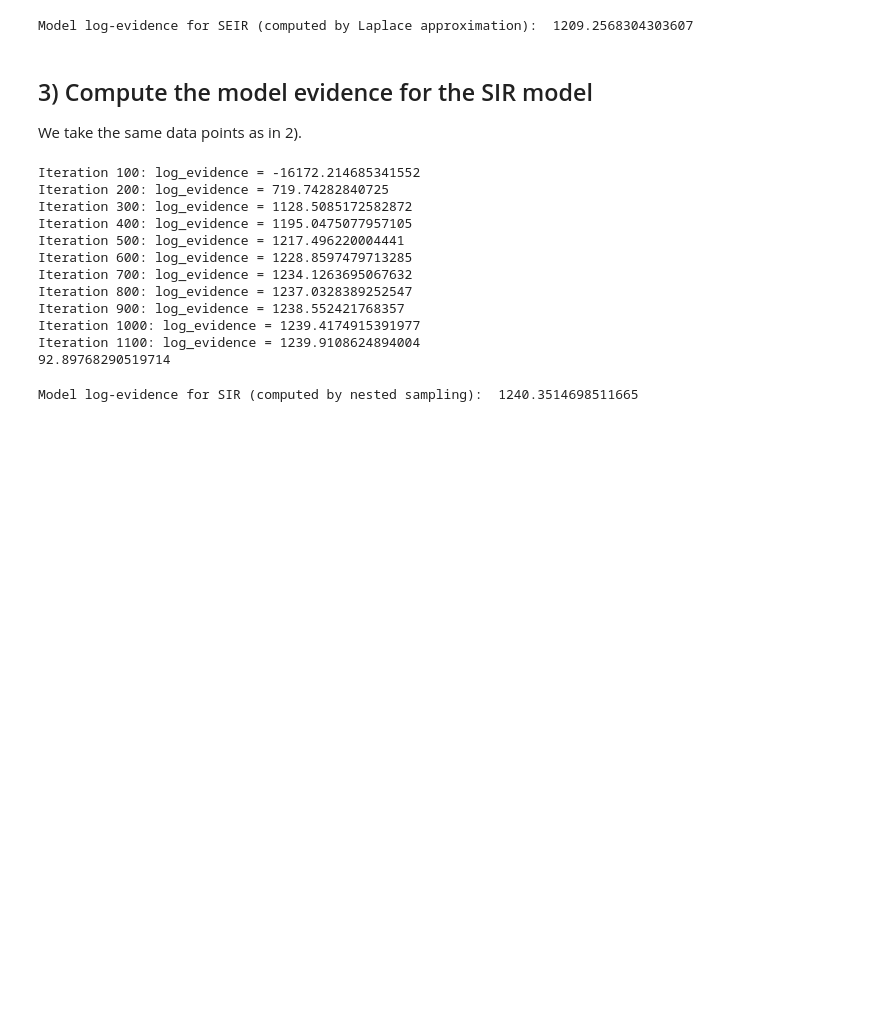
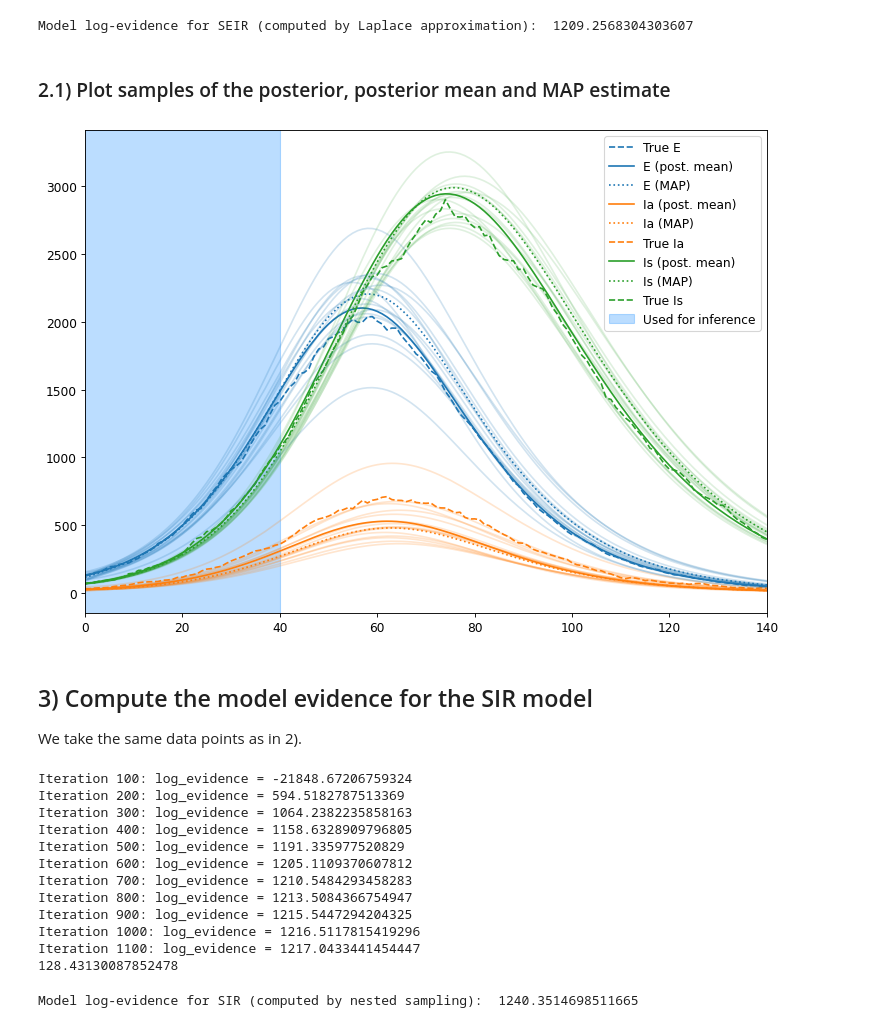
Before and after one commit to rajeshrinet/pyross, a Jupyter notebook: examples/inference/ex-evidence.ipynb, the cells around one changed output. Saved outputs shown, nothing was run; the diff lists cells and outputs as text; code cells hidden in the pictures; blank space fills up the shorter version.

Commit message:
Added resample and posterior_mean to utils, updated evidence notebook

```diff
--- a/examples/inference/ex-evidence.ipynb
+++ b/examples/inference/ex-evidence.ipynb
@@ -182,8 +182,8 @@ init_priors = {
     }
 }
 
-start_time = time.time()
-result = estimator.nested_sampling_latent_inference(obs, fltr, Tf_inference, contactMatrix, param_priors, init_priors,
-                                                    tangent=True, max_iter=2000, verbose=True, npoints=100)
-end_time = time.time()
-print(end_time - start_time)
+# start_time = time.time()
+# result = estimator.nested_sampling_latent_inference(obs, fltr, Tf_inference, contactMatrix, param_priors, init_priors,
+#                                                     tangent=True, max_iter=2000, verbose=True, npoints=100)
+# end_time = time.time()
+# print(end_time - start_time)
@@ -210,7 +195,7 @@ Model log-evidence for SEIR (computed by nested sampling):  1258.7582196113547
 ftol = 1e-9 # the relative tol in (-logp)
 
 params = estimator.latent_infer_parameters(obs, fltr, Tf_inference, contactMatrix, param_priors, init_priors,
-                                           tangent=True, global_max_iter=200, global_atol=0.1,
+                                           tangent=True, global_max_iter=1000, global_atol=0.05,
                                            cma_population=50, verbose=True, ftol=ftol)
 end_time = time.time()
 print(end_time - start_time)
@@ -241,11 +237,51 @@ log_evidence = estimator.log_G_evidence_latent(param_keys, init_fltr, params, gu
 print("Model log-evidence for SEIR (computed by Laplace approximation): ", log_evidence)
 # %% [output]
 Model log-evidence for SEIR (computed by Laplace approximation):  1209.2568304303607
+# %% [markdown]
+### 2.1) Plot samples of the posterior, posterior mean and MAP estimate
+# %%
+post_mean = pyross.utils.posterior_mean(result[1])
+estimator.set_params(post_mean['map_params_dict'])
+estimator.set_det_model(post_mean['map_params_dict'])
+x_pm = estimator.integrate(post_mean['map_x0'], N_start-1, Tf, Nf-N_start, method='LSODA') * N
+estimator.set_params(params['map_params_dict'])
+estimator.set_det_model(params['map_params_dict'])
+x_map = estimator.integrate(params['map_x0'], N_start-1, Tf, Nf-N_start, method='LSODA') * N
+x = np.load('latent_SEIR_traj.npy').astype('float')[N_start:]
+fig = plt.figure(num=None, figsize=(11, 8), dpi=80, facecolor='w', edgecolor='k')
+plt.rcParams.update({'font.size': 11})
+plt.plot(x[:,M], label='True E', c="C0", linestyle='dashed')
+plt.plot(x_pm[:, M], label='E (post. mean)', c="C0")
+plt.plot(x_map[:, M], label='E (MAP)', c="C0", linestyle='dotted')
+plt.plot(x_pm[:, 2*M], label='Ia (post. mean)', c="C1")
+plt.plot(x_map[:, 2*M], label='Ia (MAP)', c="C1", linestyle='dotted')
+plt.plot(x[:,2*M], label='True Ia', c="C1", linestyle='dashed')
+plt.plot(np.sum(x_pm[:, 3*M:], axis=1), label='Is (post. mean)', c="C2")
+plt.plot(np.sum(x_map[:, 3*M:], axis=1), label='Is (MAP)', c="C2", linestyle='dotted')
+plt.plot(np.sum(x[:,3*M:], axis=1), label='True Is', c="C2", linestyle='dashed')
+for sample in pyross.utils.resample(result[1], 20):
+    estimator.set_params(sample['map_params_dict'])
+    estimator.set_det_model(sample['map_params_dict'])
+    x_det = estimator.integrate(sample['map_x0'], N_start-1, Tf, Nf-N_start, method='LSODA') * N
+    plt.plot(x_det[:, M], c="C0", alpha=0.2)
+    plt.plot(x_det[:, 2*M], c="C1", alpha=0.2)
+    plt.plot(np.sum(x_det[:, 3*M:], axis=1), c="C2", alpha=0.15)
+
+plt.axvspan(0, Tf_inference,
+           label='Used for inference',
+           alpha=0.3, color='dodgerblue')
+plt.xlim([0, Tf-N_start])
+plt.legend()
+plt.show()
+# %% [output]
+[figure, added]
 # %% [markdown]
 ## 3) Compute the model evidence for the SIR model
 We take the same data points as in 2).
 # %%
 estimator2 = pyross.inference.SIR(parameters, M, fi, int(N), steps)
+
+eps = 1e-3
 
 fltr2=np.kron([[1, 1, 1], [0, 0, 1]], np.identity(M))
 obs2=np.einsum('ij,kj->ki', fltr, x)
@@ -284,18 +320,18 @@ result2 = estimator2.nested_sampling_latent_inference(obs2, fltr2, Tf_inference,
 end_time = time.time()
 print(end_time - start_time)
 # %% [output]
-Iteration 100: log_evidence = -16172.214685341552
-Iteration 200: log_evidence = 719.74282840725
-Iteration 300: log_evidence = 1128.5085172582872
-Iteration 400: log_evidence = 1195.0475077957105
-Iteration 500: log_evidence = 1217.496220004441
-Iteration 600: log_evidence = 1228.8597479713285
-Iteration 700: log_evidence = 1234.1263695067632
-Iteration 800: log_evidence = 1237.0328389252547
-Iteration 900: log_evidence = 1238.552421768357
-Iteration 1000: log_evidence = 1239.4174915391977
-Iteration 1100: log_evidence = 1239.9108624894004
-92.89768290519714
+Iteration 100: log_evidence = -21848.67206759324
+Iteration 200: log_evidence = 594.5182787513369
+Iteration 300: log_evidence = 1064.2382235858163
+Iteration 400: log_evidence = 1158.6328909796805
+Iteration 500: log_evidence = 1191.335977520829
+Iteration 600: log_evidence = 1205.1109370607812
+Iteration 700: log_evidence = 1210.5484293458283
+Iteration 800: log_evidence = 1213.5084366754947
+Iteration 900: log_evidence = 1215.5447294204325
+Iteration 1000: log_evidence = 1216.5117815419296
+Iteration 1100: log_evidence = 1217.0433441454447
+128.43130087852478
 # %%
 print("Model log-evidence for SIR (computed by nested sampling): ", result2[0])
 # %% [output]
```
Also changed, not shown: parts of 8 cells of this notebook, 1 other file.
